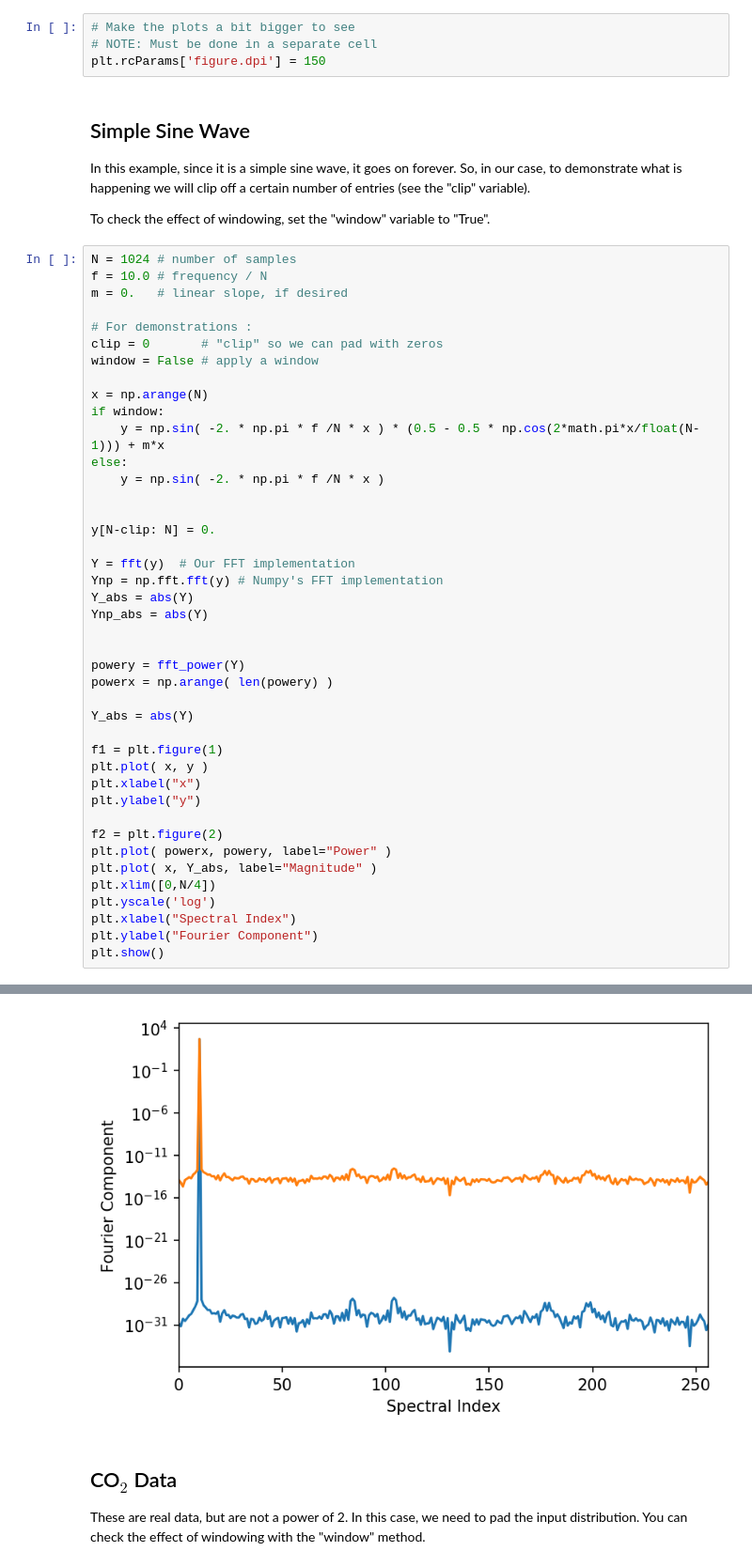
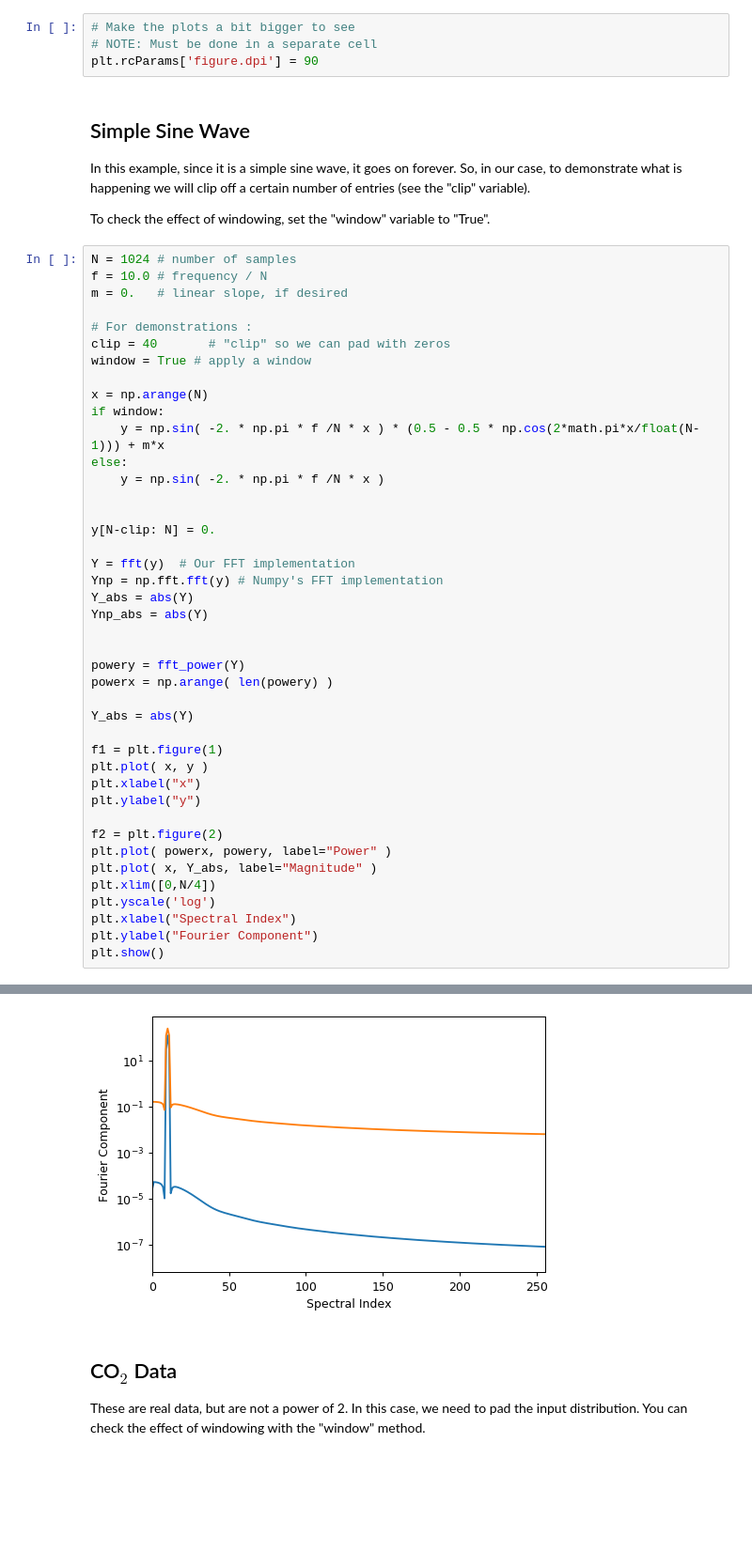
Before and after one commit to ubsuny/CompPhys, a Jupyter notebook: DataAnalysis/FFT/fft_padding.ipynb, the cells around one changed output, grey strips where cells are left out. Shown at 94% size. Saved outputs shown, nothing was run; the diff lists cells and outputs as text; blank space fills up the shorter version.

```diff
--- a/DataAnalysis/FFT/fft_padding.ipynb
+++ b/DataAnalysis/FFT/fft_padding.ipynb
@@ -16,7 +16,7 @@ import math
 # %%
 # Make the plots a bit bigger to see
 # NOTE: Must be done in a separate cell
-plt.rcParams['figure.dpi'] = 150
+plt.rcParams['figure.dpi'] = 90
 # %% [markdown]
 ## Simple Sine Wave
 
@@ -29,8 +29,8 @@ f = 10.0 # frequency / N
 m = 0.   # linear slope, if desired
 
 # For demonstrations :
-clip = 0       # "clip" so we can pad with zeros
-window = False # apply a window
+clip = 40       # "clip" so we can pad with zeros
+window = True # apply a window
 
 x = np.arange(N)
 if window:
@@ -70,4 +70,4 @@ plt.show()
-[figure, old version]
+[figure, new version]
 # %% [markdown]
 ## CO$_2$ Data
 
```
Also changed, not shown: parts of 2 cells of this notebook, 13 other files.
